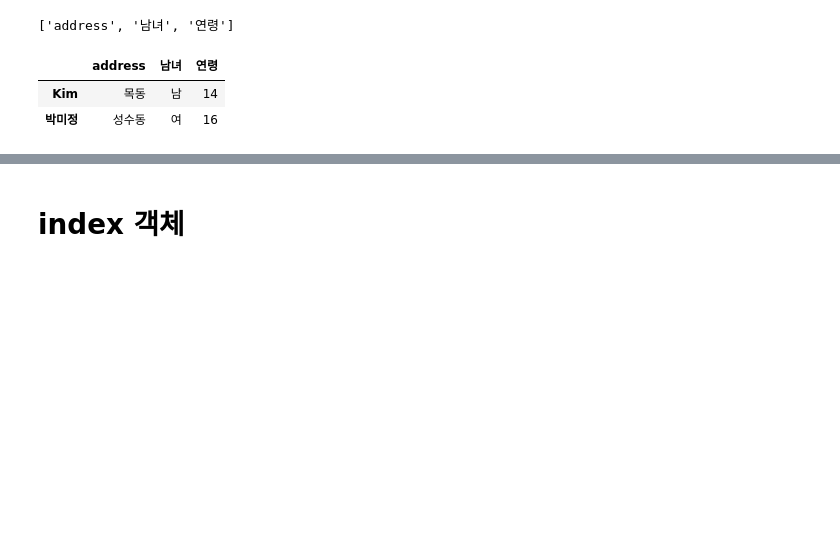
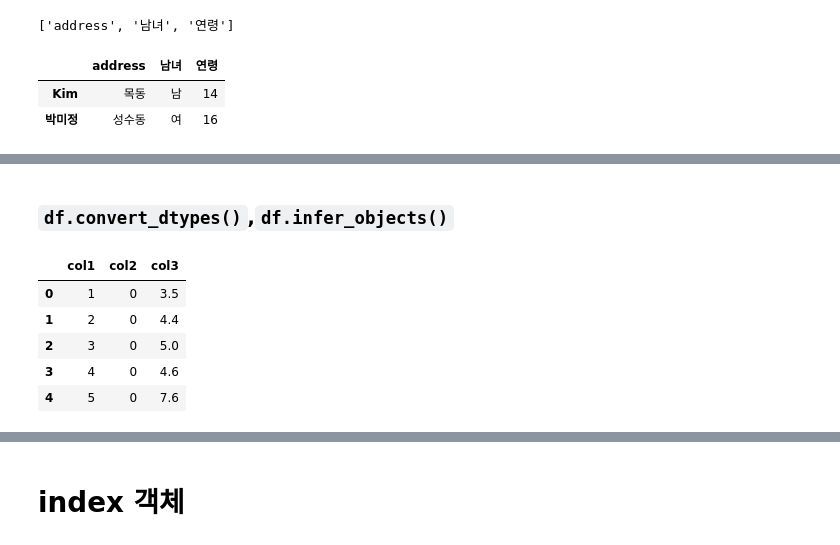
Before and after one commit to SeWonKwon/Pandas-Numpy, a Jupyter notebook: A05_Pandas Dtypes Index & Column.ipynb, the cells around one changed output, grey strips where cells are left out. Cells and saved outputs as stored; diff of their text form; code cells hidden in the pictures; blank space fills up the shorter version.

```diff
--- a/A05_Pandas Dtypes Index & Column.ipynb
+++ b/A05_Pandas Dtypes Index & Column.ipynb
@@ -110,0 +166,11 @@ df
+# %% [markdown]
+### `df.convert_dtypes()`,`df.infer_objects()`
+# %%
+df.convert_dtypes()
+# %% [output]
+|  | col1 | col2 | col3 |
+| 0 | 1 | 0 | 3.5 |
+| 1 | 2 | 0 | 4.4 |
+| 2 | 3 | 0 | 5.0 |
+| 3 | 4 | 0 | 4.6 |
+| 4 | 5 | 0 | 7.6 |
```
Also changed, not shown: parts of 22 cells of this notebook.
